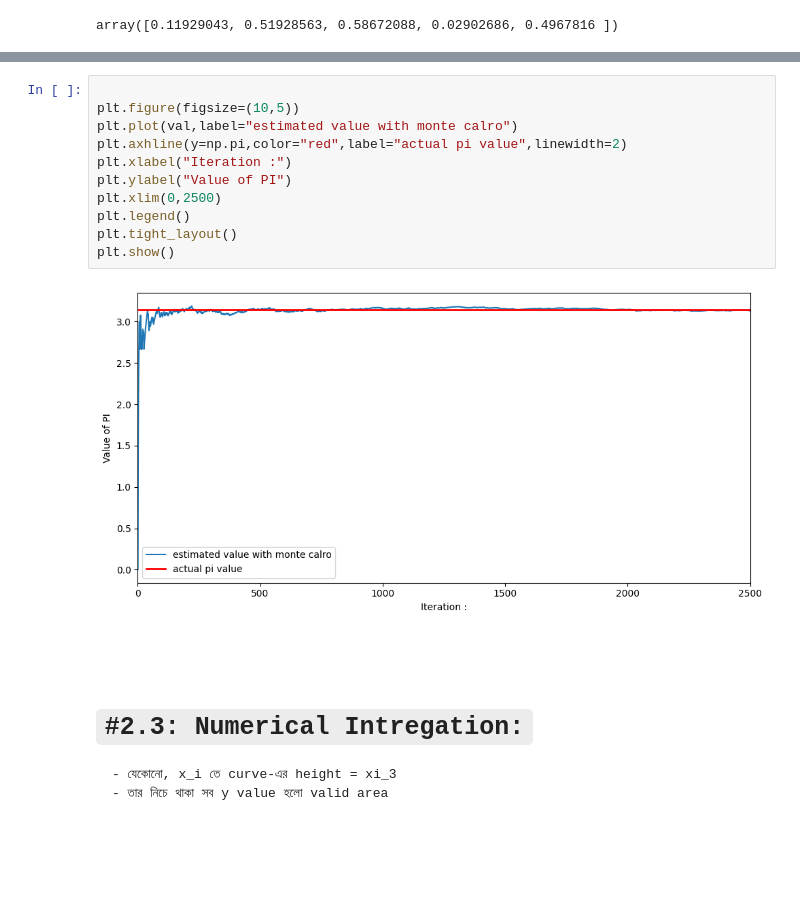
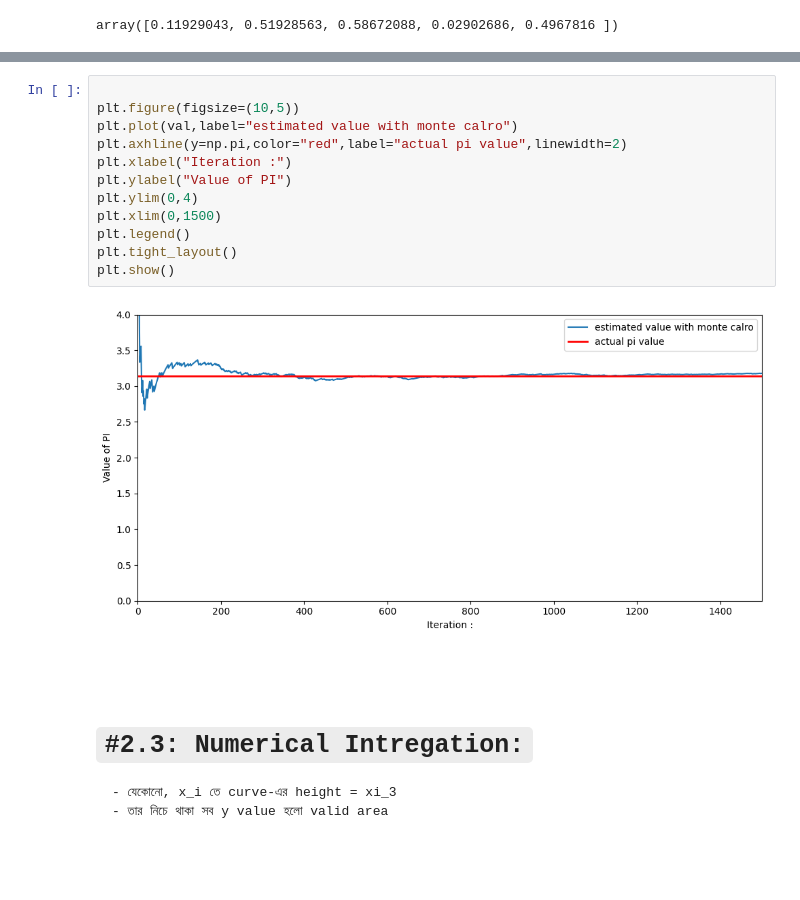
Before and after one commit to yasin-arafat-05/python-academic, a Jupyter notebook: simulation_modeling/01_monte_carlo.ipynb, the cells around one changed output, grey strips where cells are left out. Saved outputs shown, nothing was run; the diff lists cells and outputs as text.

```diff
--- a/simulation_modeling/01_monte_carlo.ipynb
+++ b/simulation_modeling/01_monte_carlo.ipynb
@@ -129,16 +129,17 @@ value
 # %%
 
 plt.figure(figsize=(10,5))
 plt.plot(val,label="estimated value with monte calro")
 plt.axhline(y=np.pi,color="red",label="actual pi value",linewidth=2)
 plt.xlabel("Iteration :")
 plt.ylabel("Value of PI")
-plt.xlim(0,2500)
+plt.ylim(0,4)
+plt.xlim(0,1500)
 plt.legend()
 plt.tight_layout()
 plt.show()
 # %% [output]
-[figure, old version]
+[figure, new version]
 # %% [markdown]
 <br>
 <br>
```
Also changed, not shown: parts of 1 cell of this notebook.
